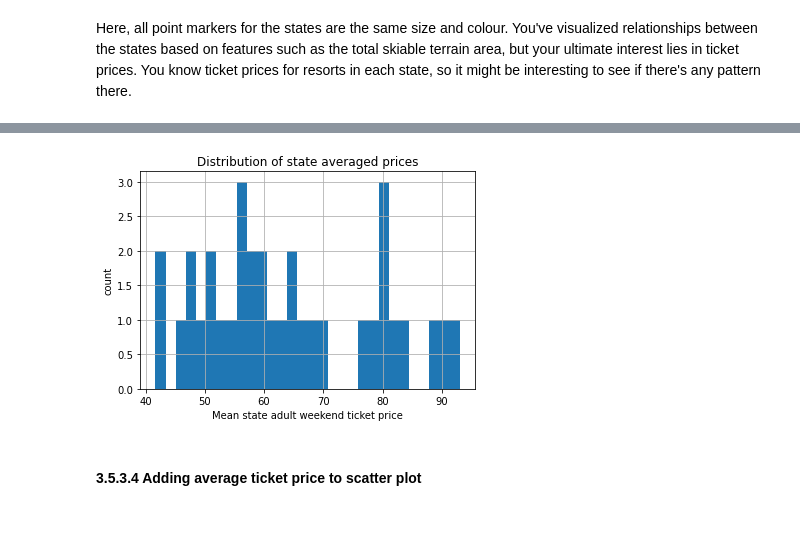
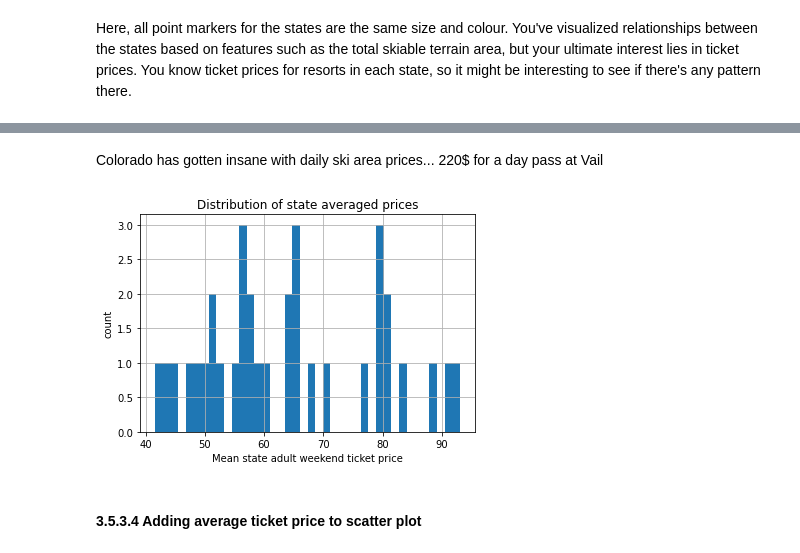
Before and after one commit to devoracer/DataScienceGuidedCapstone, a Jupyter notebook: Notebooks/03_exploratory_data_analysis.ipynb, the cells around one changed output, grey strips where cells are left out. Drawn from its saved outputs; the diff is of its cells as text; code cells hidden in the pictures; blank space fills up the shorter version.

```diff
--- a/Notebooks/03_exploratory_data_analysis.ipynb
+++ b/Notebooks/03_exploratory_data_analysis.ipynb
@@ -397,5 +479,5 @@ Here, all point markers for the states are the same size and colour. You've visu
 # %%
 #Code task 8#
 #Calculate the average 'AdultWeekend' ticket price by state
-state_avg_price = ski_data.groupby(___)[___].___
+state_avg_price = ski_data.groupby('state')['AdultWeekend'].mean()
 state_avg_price.head()
@@ -402,10 +492,12 @@ state_avg_price.head()
+# %% [markdown]
+Colorado has gotten insane with daily ski area prices... 220$ for a day pass at Vail
 # %%
-state_avg_price.hist(bins=30)
+state_avg_price.hist(bins=40)
 plt.title('Distribution of state averaged prices')
 plt.xlabel('Mean state adult weekend ticket price')
 plt.ylabel('count');
 # %% [output]
-[figure, old version]
+[figure, new version]
 # %% [markdown]
 #### 3.5.3.4 Adding average ticket price to scatter plot<a id='3.5.3.4_Adding_average_ticket_price_to_scatter_plot'></a>
 # %% [markdown]
```
Also changed, not shown: parts of 41 cells of this notebook.
